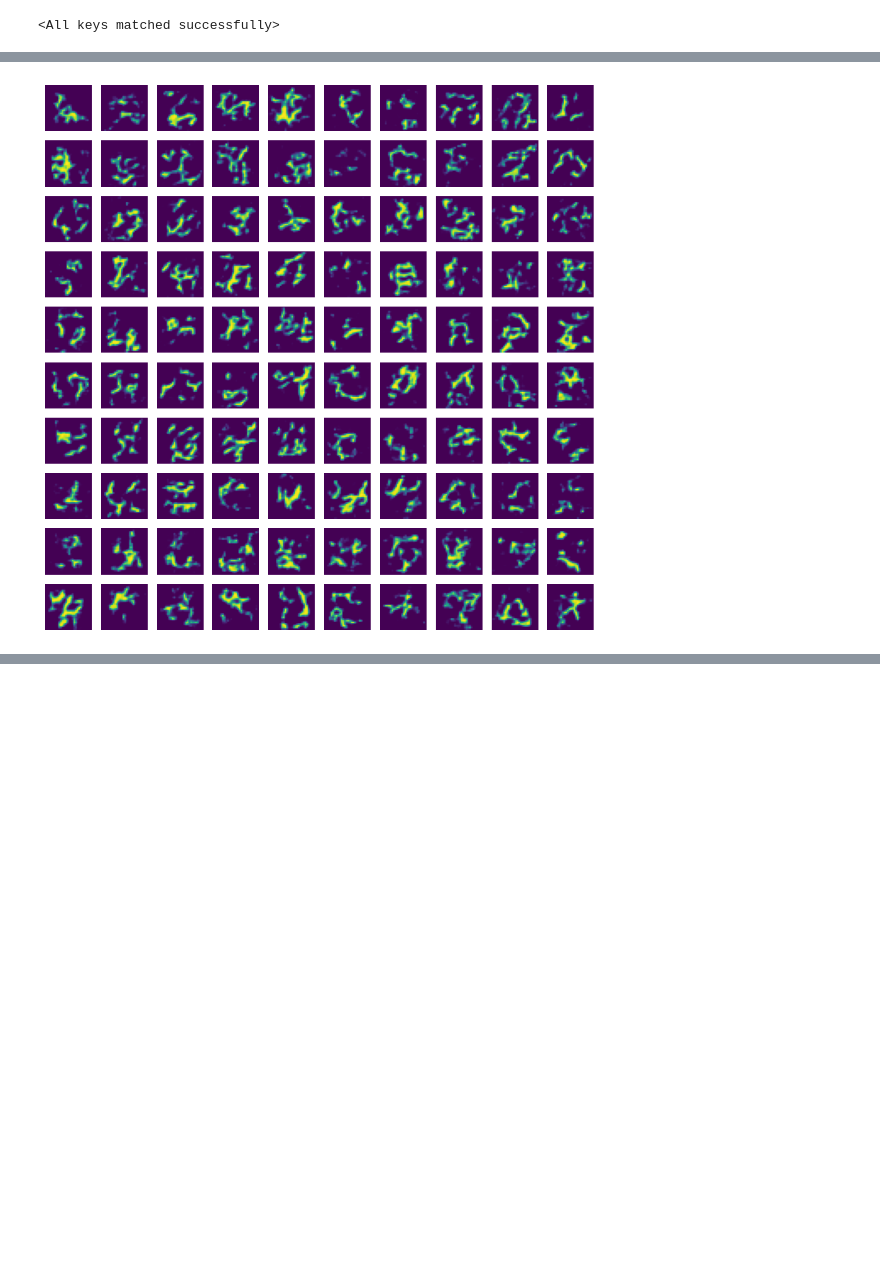
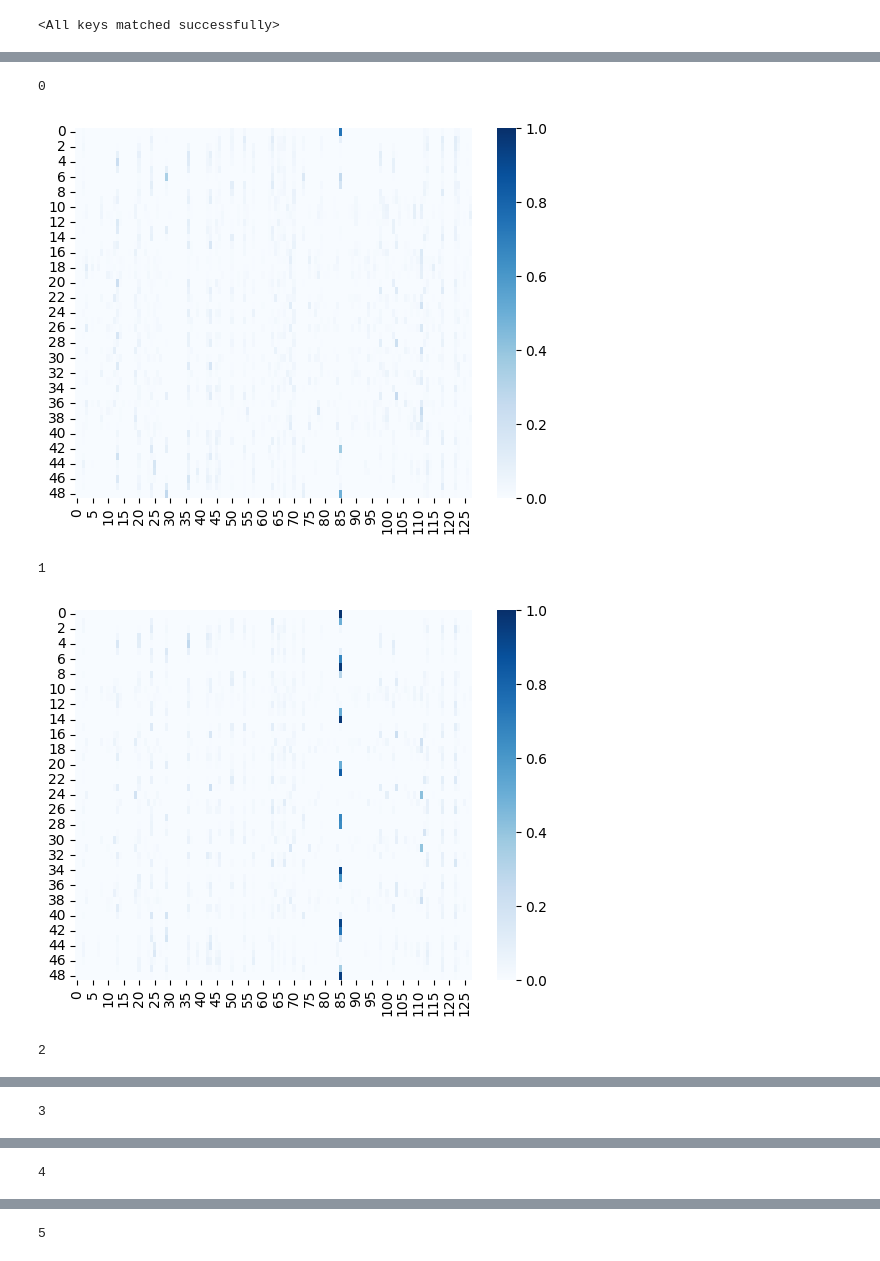
Before and after one commit to kojikojiprg/csqvae, a Jupyter notebook: notebooks/mnist.ipynb, the cells around one changed output, grey strips where cells are left out. Saved outputs shown, nothing was run; the diff lists cells and outputs as text; code cells hidden in the pictures; blank space fills up the shorter version.

```diff
--- a/notebooks/mnist.ipynb
+++ b/notebooks/mnist.ipynb
@@ -131,9 +148,24 @@ array([[0.10300306, 0.09941353, 0.10152703, ..., 0.09827173, 0.10249815,
-# %%
-result_gen = []
-for i in range(config.n_clusters):
-    result_gen += model.sample(i, 10, (7, 7))
-# %%
-imgs_gen = [r["gen_x"] for r in result_gen]
-plot_imgs(imgs_gen, nsamples)
-# %% [output]
-[figure, removed]
+# %%
+book_idxs = np.array([r["book_idx"] for r in results])
+labels = np.array([r["label"] for r in results])
+
+latent_idx_counts = {
+    i: np.array([[0 for k in range(config.book_size)] for j in range(7 * 7)])  # zq (b, 7, 7)
+    for i in range(config.n_clusters)
+}
+for label, book_idx in zip(labels, book_idxs):
+    for j, k in enumerate(book_idx):
+        latent_idx_counts[label][j, k] += 1
+
+for label, counts in latent_idx_counts.items():
+    print(label)
+    cm = np.array(counts)
+    cm = cm / cm.sum(axis=1).reshape(-1, 1)
+    sns.heatmap(cm, cmap="Blues", vmax=1.0, vmin=0.0)
+    plt.show()
+# %% [output]
+0
+[figure, added]
+1
+[figure, added]
+2
@@ -139,0 +173 @@ plot_imgs(imgs_gen, nsamples)
+3
@@ -139,0 +175 @@ plot_imgs(imgs_gen, nsamples)
+4
@@ -139,0 +177 @@ plot_imgs(imgs_gen, nsamples)
+5
```
Also changed, not shown: parts of 8 cells of this notebook, 4 other files.
